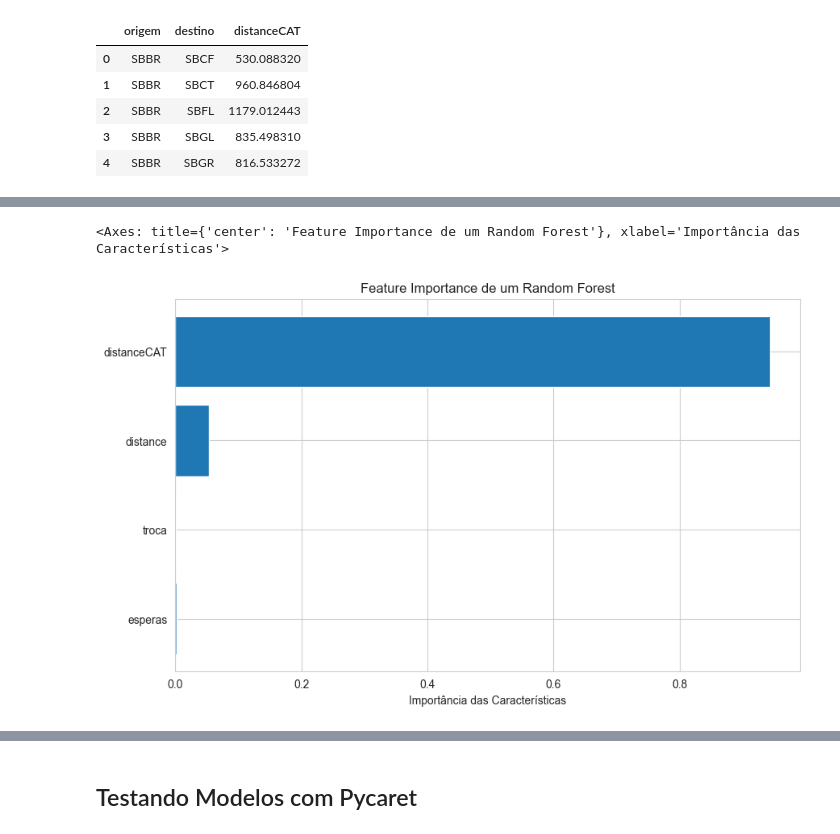
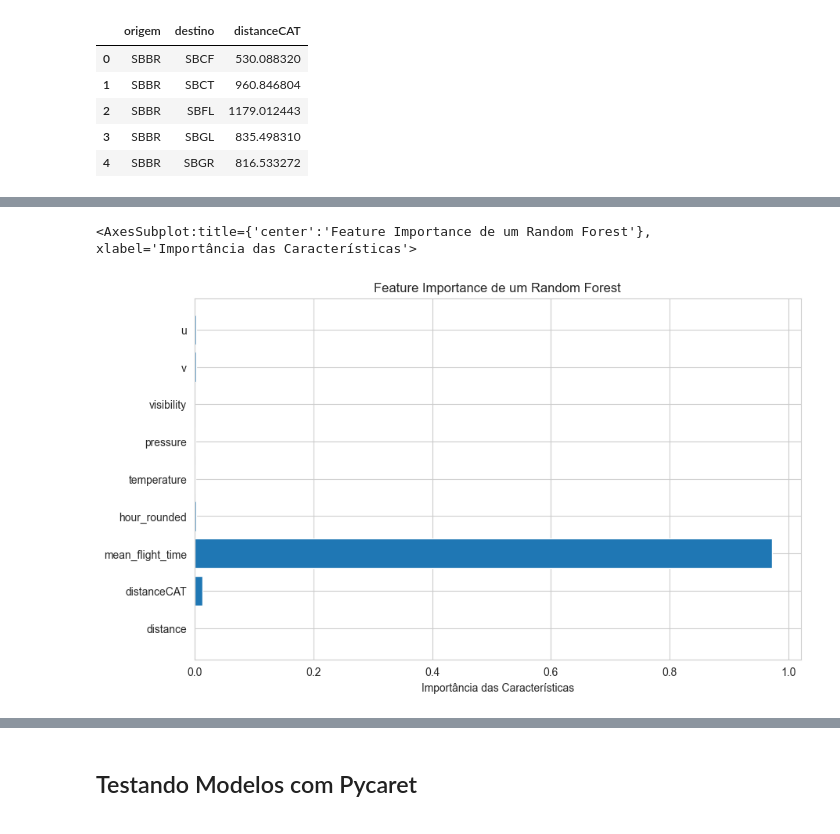
Before and after one commit to LucasRamosP/ITA_LATAM_Challenge, a Jupyter notebook: final.ipynb, the cells around one changed output, grey strips where cells are left out. Drawn from its saved outputs; the diff is of its cells as text; code cells hidden in the pictures.

```diff
--- a/final.ipynb
+++ b/final.ipynb
@@ -456,0 +732,9 @@ display(data_merge)
+# %%
+def replace_value(value):
+    if value == '':
+        return 0
+    else:
+        return 1
+
+data_merge['weather'] = data_merge['weather'].apply(replace_value)
+data_merge
@@ -491,0 +812,5 @@ R-squared (R2): 0.8647534783557996
+# %%
+X =  data_merge.drop(['deltaT'], axis=1)
+y =  data_merge['deltaT']
+
+X_train, X_test, y_train, y_test = train_test_split(X, y, test_size=0.1, random_state=42)
@@ -520,0 +1019,25 @@ rmse
+# %%
+from sklearn.ensemble import GradientBoostingRegressor
+
+# Crie um regressor Random Forest
+rf_regressor = RandomForestRegressor(n_estimators=50, max_depth=15, random_state=42)
+# rf_regressor = GradientBoostingRegressor(learning_rate=0.1, n_estimators=50,
+#     max_depth=12, random_state=42, alpha=0.9
+# )
+
+# Treine o modelo no conjunto de treinamento
+rf_regressor.fit(X_train, y_train)
+
+# Faça previsões no conjunto de teste
+y_pred = rf_regressor.predict(X_test)
+y_pred_train = rf_regressor.predict(X_train)
+
+# Avalie o desempenho do modelo
+mse = mean_squared_error(y_test, y_pred)
+mse_train = mean_squared_error(y_train, y_pred_train)
+rmse = np.sqrt(mse)
+
+# Imprima as métricas de desempenho
+print(f"Erro Quadrático Médio (MSE): {mse}")
+print(f"Erro Quadrático Médio Train Set (MSE): {mse_train}")
+print(f"RMSE: {rmse}")
@@ -521,15 +1115,15 @@ rmse
 # %%
 # Obtenha as importâncias das características do rf_regressoro
 feature_importances = rf_regressor.feature_importances_
-feature_names = X.columns
+feature_names = X_train.columns
 
 # Crie um gráfico de barras bonito para mostrar a importância das características
 plt.figure(figsize=(10, 6))
 plt.barh(range(len(feature_importances)), feature_importances, align='center')
 plt.yticks(np.arange(len(feature_importances)), feature_names)
 plt.xlabel('Importância das Características')
 plt.title('Feature Importance de um Random Forest')
 plt.gca()
 # %% [output]
-<Axes: title={'center': 'Feature Importance de um Random Forest'}, xlabel='Importância das Características'>
+<AxesSubplot:title={'center':'Feature Importance de um Random Forest'}, xlabel='Importância das Características'>
-[figure, old version]
+[figure, new version]
```
Also changed, not shown: parts of 52 cells of this notebook, 49 other files.
